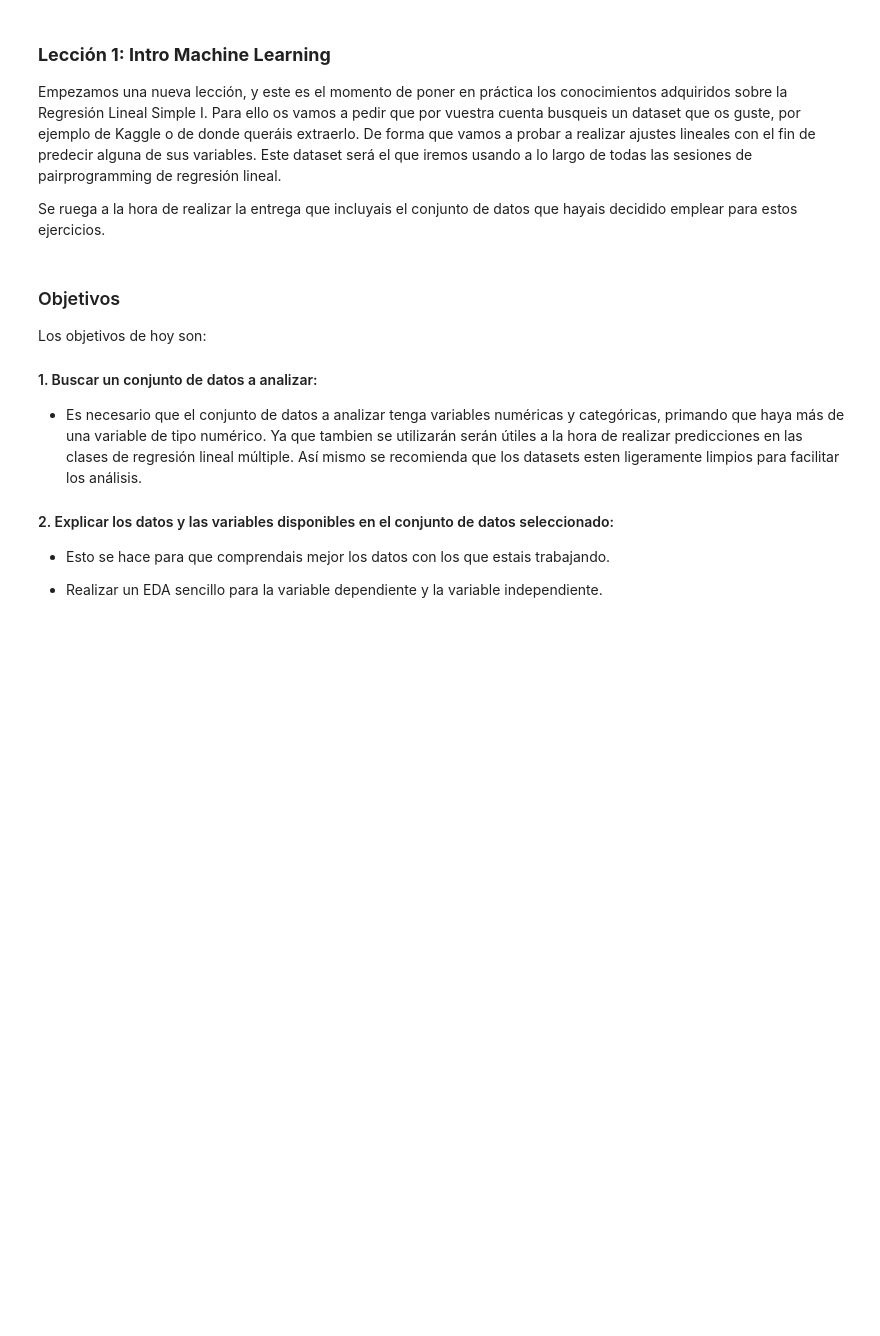
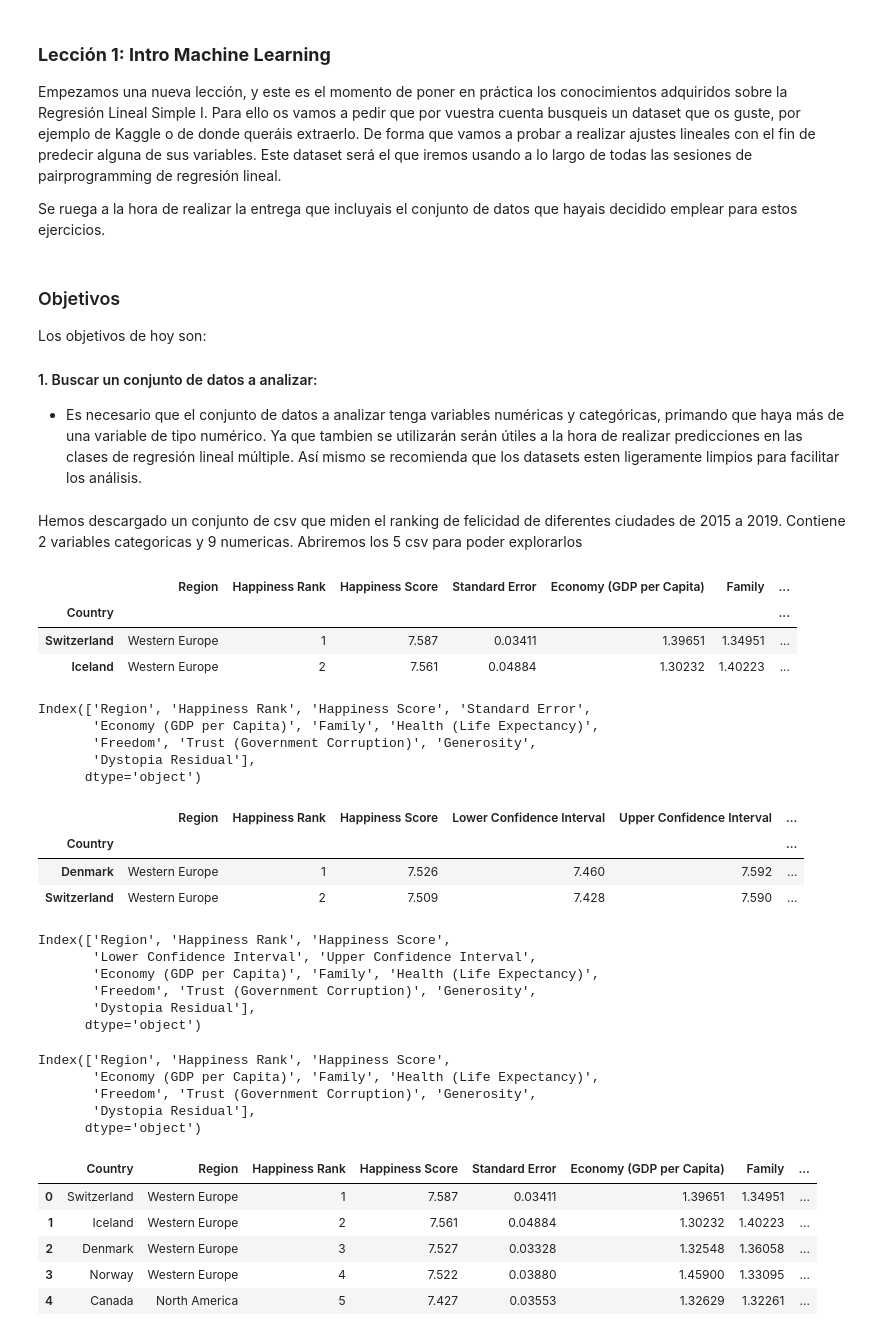
Before and after one commit to Adalab/DA-promo-c-modulo-3-sprint-1-AnaG-Laura, a Jupyter notebook: Regresón Lineal/Lección-1-Intro-ML.ipynb, the cells around one changed output. Saved outputs shown, nothing was run; the diff lists cells and outputs as text; code cells hidden in the pictures; blank space fills up the shorter version.

```diff
--- a/Regresón Lineal/Lección-1-Intro-ML.ipynb
+++ b/Regresón Lineal/Lección-1-Intro-ML.ipynb
@@ -11,7 +13,5 @@ Los objetivos de hoy son:
 
 #### 1. Buscar un conjunto de datos a analizar:
 - Es necesario que el conjunto de datos a analizar tenga variables numéricas y categóricas, primando que haya más de una variable de tipo numérico. Ya que tambien se utilizarán serán útiles a la hora de realizar predicciones en las clases de regresión lineal múltiple. Así mismo se recomienda que los datasets esten ligeramente limpios para facilitar los análisis.
-#### 2. Explicar los datos y las variables disponibles en el conjunto de datos seleccionado:
-- Esto se hace para que comprendais mejor los datos con los que estais trabajando.
-
-- Realizar un EDA sencillo para la variable dependiente y la variable independiente.
+# %% [markdown]
+Hemos descargado un conjunto de csv que miden el ranking de felicidad de diferentes ciudades de 2015 a 2019. Contiene 2 variables categoricas y 9 numericas. Abriremos los 5 csv para poder explorarlos
@@ -17,0 +26,36 @@ Los objetivos de hoy son:
+# %%
+#vamos abriendo los csv
+df15 = pd.read_csv("archive/2015.csv", index_col = 0)
+df15.head(2)
+# %% [output]
+|  | Region | Happiness Rank | Happiness Score | Standard Error | Economy (GDP per Capita) | Family | ... |
+| Country |  |  |  |  |  |  | ... |
+| Switzerland | Western Europe | 1 | 7.587 | 0.03411 | 1.39651 | 1.34951 | ... |
+| Iceland | Western Europe | 2 | 7.561 | 0.04884 | 1.30232 | 1.40223 | ... |
+# %%
+df15.columns
+# %% [output]
+Index(['Region', 'Happiness Rank', 'Happiness Score', 'Standard Error',
+       'Economy (GDP per Capita)', 'Family', 'Health (Life Expectancy)',
+       'Freedom', 'Trust (Government Corruption)', 'Generosity',
+       'Dystopia Residual'],
+      dtype='object')
+# %%
+df16 = pd.read_csv("archive/2016.csv", index_col = 0)
+df16.head(2)
+# %% [output]
+|  | Region | Happiness Rank | Happiness Score | Lower Confidence Interval | Upper Confidence Interval | ... |
+| Country |  |  |  |  |  | ... |
+| Denmark | Western Europe | 1 | 7.526 | 7.460 | 7.592 | ... |
+| Switzerland | Western Europe | 2 | 7.509 | 7.428 | 7.590 | ... |
+# %%
+df16.columns   #lower confidence y upper confidence son dos columnas que no hay en 2015
+# %% [output]
+Index(['Region', 'Happiness Rank', 'Happiness Score',
+       'Lower Confidence Interval', 'Upper Confidence Interval',
+       'Economy (GDP per Capita)', 'Family', 'Health (Life Expectancy)',
+       'Freedom', 'Trust (Government Corruption)', 'Generosity',
+       'Dystopia Residual'],
+      dtype='object')
+# %%
+df15.drop('Standard Error',  axis = 1, inplace = True)  #borramos la columna Standar Error para poder hacer concat de 2015 y 2016
@@ -17,0 +64,8 @@ Los objetivos de hoy son:
+# %%
+df16.columns
+# %% [output]
+Index(['Region', 'Happiness Rank', 'Happiness Score',
+       'Economy (GDP per Capita)', 'Family', 'Health (Life Expectancy)',
+       'Freedom', 'Trust (Government Corruption)', 'Generosity',
+       'Dystopia Residual'],
+      dtype='object')
@@ -17,0 +74,9 @@ Los objetivos de hoy son:
+# %%
+df15.head()
+# %% [output]
+|  | Country | Region | Happiness Rank | Happiness Score | Standard Error | Economy (GDP per Capita) | Family | ... |
+| 0 | Switzerland | Western Europe | 1 | 7.587 | 0.03411 | 1.39651 | 1.34951 | ... |
+| 1 | Iceland | Western Europe | 2 | 7.561 | 0.04884 | 1.30232 | 1.40223 | ... |
+| 2 | Denmark | Western Europe | 3 | 7.527 | 0.03328 | 1.32548 | 1.36058 | ... |
+| 3 | Norway | Western Europe | 4 | 7.522 | 0.03880 | 1.45900 | 1.33095 | ... |
+| 4 | Canada | North America | 5 | 7.427 | 0.03553 | 1.32629 | 1.32261 | ... |
```
Also changed, not shown: parts of 35 cells of this notebook, 7 other files.
